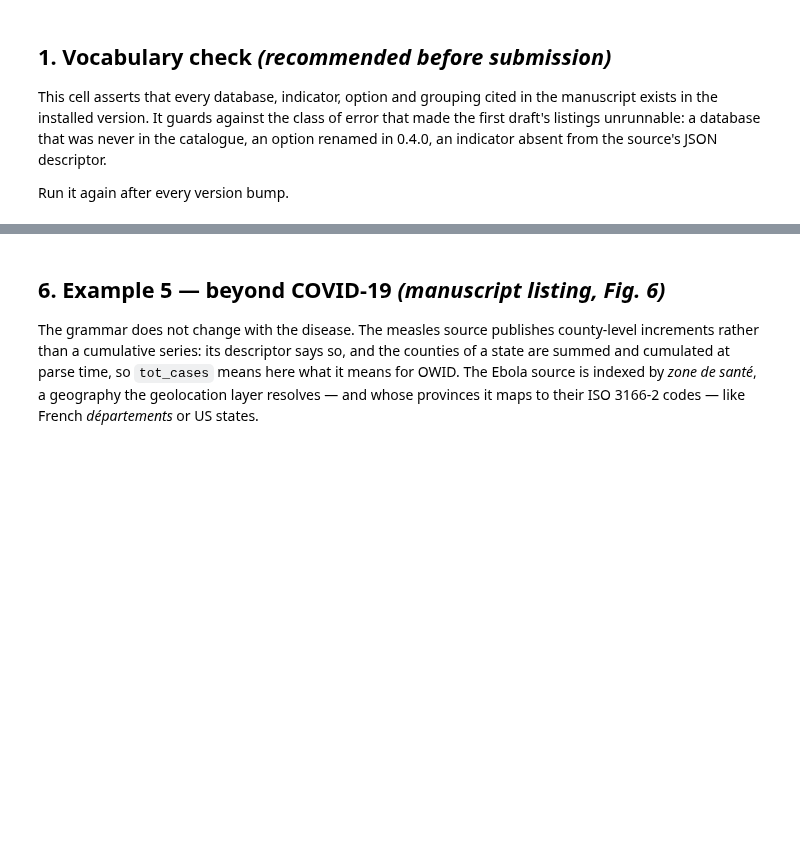
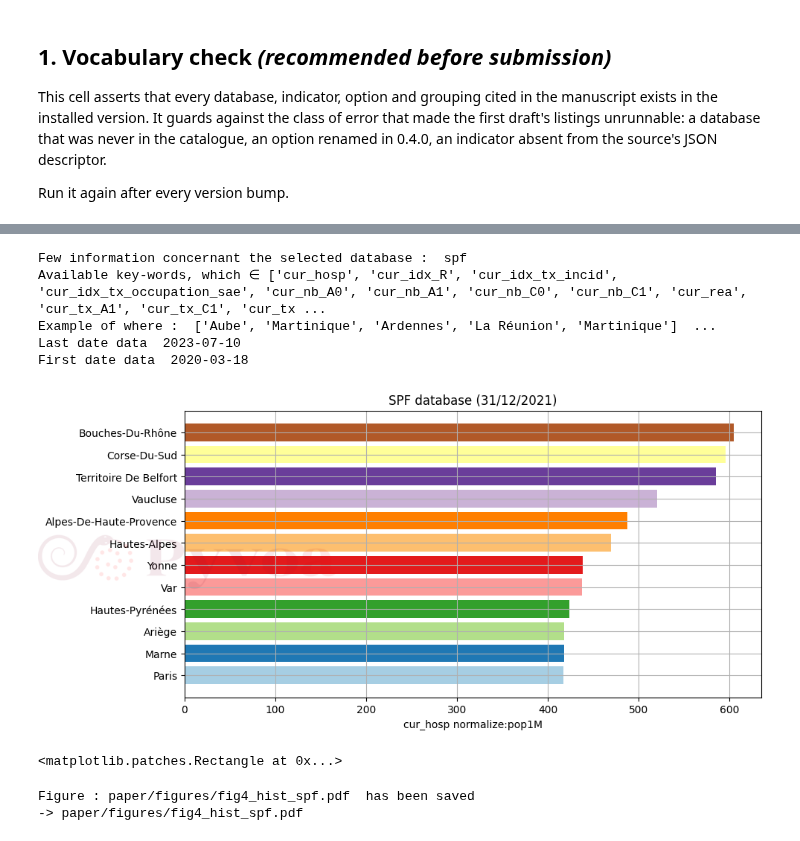
Before and after one commit to pyvoa/pyvoa, a Jupyter notebook: examples/notebooks/PaperExamples.ipynb, the cells around one changed output, grey strips where cells are left out. Drawn from its saved outputs; the diff is of its cells as text; code cells hidden in the pictures; blank space fills up the shorter version.

```diff
--- a/examples/notebooks/PaperExamples.ipynb
+++ b/examples/notebooks/PaperExamples.ipynb
@@ -208,9 +207,0 @@ save('fig5b_sumeau_yearly.png')
-# %% [markdown]
-## 6. Example 5 — beyond COVID-19 *(manuscript listing, Fig. 6)*
-
-The grammar does not change with the disease. The measles source publishes
-county-level increments rather than a cumulative series: its descriptor says so,
-and the counties of a state are summed and cumulated at parse time, so
-`tot_cases` means here what it means for OWID. The Ebola source is indexed by
-*zone de santé*, a geography the geolocation layer resolves — and whose provinces
-it maps to their ISO 3166-2 codes — like French *départements* or US states.
@@ -226,0 +208,16 @@ save('fig6b_ebola_drc.png')
+# %%
+pf.setwhom('spf')    # Sante Publique France db
+pf.hist(which='cur_hosp',when='31/12/2021',option='normalize:pop1M')
+# %% [output]
+Few information concernant the selected database :  spf
+Available key-words, which ∈ ['cur_hosp', 'cur_idx_R', 'cur_idx_tx_incid', 'cur_idx_tx_occupation_sae', 'cur_nb_A0', 'cur_nb_A1', 'cur_nb_C0', 'cur_nb_C1', 'cur_rea', 'cur_tx_A1', 'cur_tx_C1', 'cur_tx ...
+Example of where :  ['Aube', 'Martinique', 'Ardennes', 'La Réunion', 'Martinique']  ...
+Last date data  2023-07-10
+First date data  2020-03-18
+[figure, added]
+<matplotlib.patches.Rectangle at 0x...>
+# %%
+save('fig4_hist_spf.pdf')
+# %% [output]
+Figure : paper/figures/fig4_hist_spf.pdf  has been saved
+-> paper/figures/fig4_hist_spf.pdf
```
Also changed, not shown: parts of 33 cells of this notebook, 1 other file.
